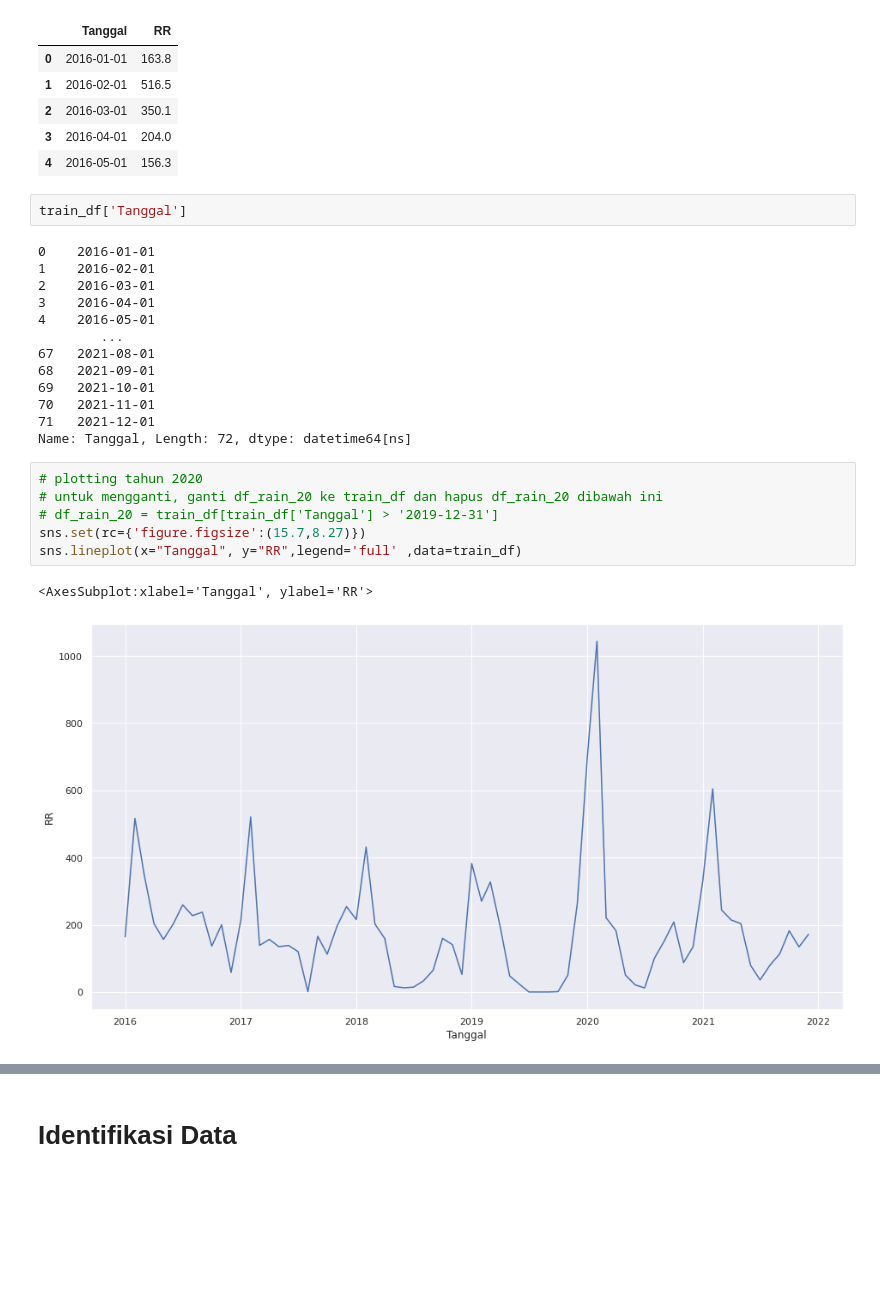
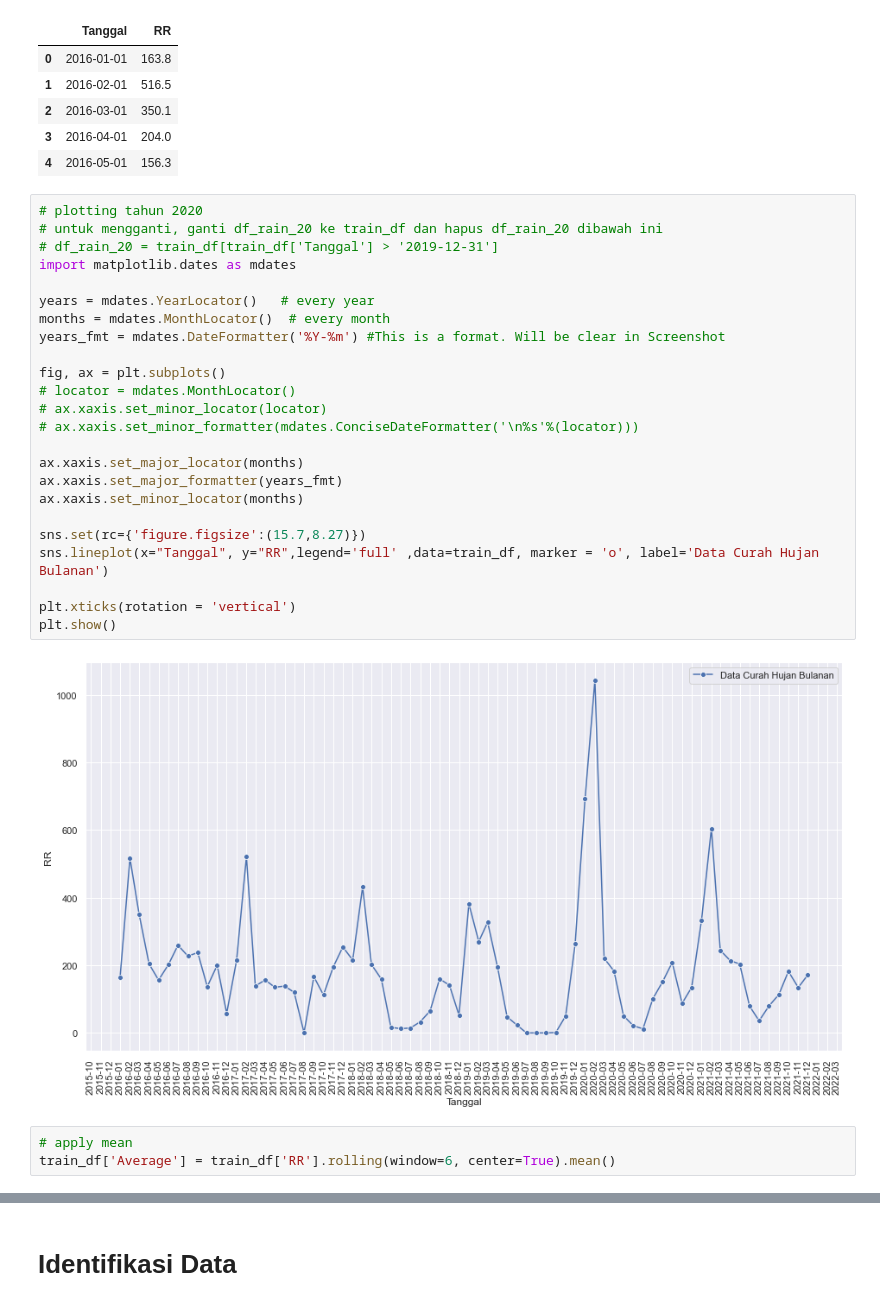
Before and after one commit to RyanB1303/curah_hujan, a Jupyter notebook: curah_hujan_predict_v1.ipynb, the cells around one changed output, grey strips where cells are left out. Saved outputs shown, nothing was run; the diff lists cells and outputs as text; blank space fills up the shorter version.

```diff
--- a/curah_hujan_predict_v1.ipynb
+++ b/curah_hujan_predict_v1.ipynb
@@ -130,27 +130,32 @@ train_df.head()
 | 2 | 2016-03-01 | 350.1 |
 | 3 | 2016-04-01 | 204.0 |
 | 4 | 2016-05-01 | 156.3 |
-# %%
-train_df['Tanggal']
-# %% [output]
-0    2016-01-01
-1    2016-02-01
-2    2016-03-01
-3    2016-04-01
-4    2016-05-01
-        ...
-67   2021-08-01
-68   2021-09-01
-69   2021-10-01
-70   2021-11-01
-71   2021-12-01
-Name: Tanggal, Length: 72, dtype: datetime64[ns]
 # %%
 # plotting tahun 2020
 # untuk mengganti, ganti df_rain_20 ke train_df dan hapus df_rain_20 dibawah ini
 # df_rain_20 = train_df[train_df['Tanggal'] > '2019-12-31']
+import matplotlib.dates as mdates
+
+years = mdates.YearLocator()   # every year
+months = mdates.MonthLocator()  # every month
+years_fmt = mdates.DateFormatter('%Y-%m') #This is a format. Will be clear in Screenshot
+
+fig, ax = plt.subplots()
+# locator = mdates.MonthLocator()
+# ax.xaxis.set_minor_locator(locator)
+# ax.xaxis.set_minor_formatter(mdates.ConciseDateFormatter('\n%s'%(locator)))
+
+ax.xaxis.set_major_locator(months)
+ax.xaxis.set_major_formatter(years_fmt)
+ax.xaxis.set_minor_locator(months)
+
 sns.set(rc={'figure.figsize':(15.7,8.27)})
-sns.lineplot(x="Tanggal", y="RR",legend='full' ,data=train_df)
+sns.lineplot(x="Tanggal", y="RR",legend='full' ,data=train_df, marker = 'o', label='Data Curah Hujan Bulanan')
+
+plt.xticks(rotation = 'vertical')
+plt.show()
 # %% [output]
-<AxesSubplot:xlabel='Tanggal', ylabel='RR'>
-[figure, old version]
+[figure, new version]
+# %%
+# apply mean
+train_df['Average'] = train_df['RR'].rolling(window=6, center=True).mean()
```
Also changed, not shown: parts of 15 cells of this notebook.
